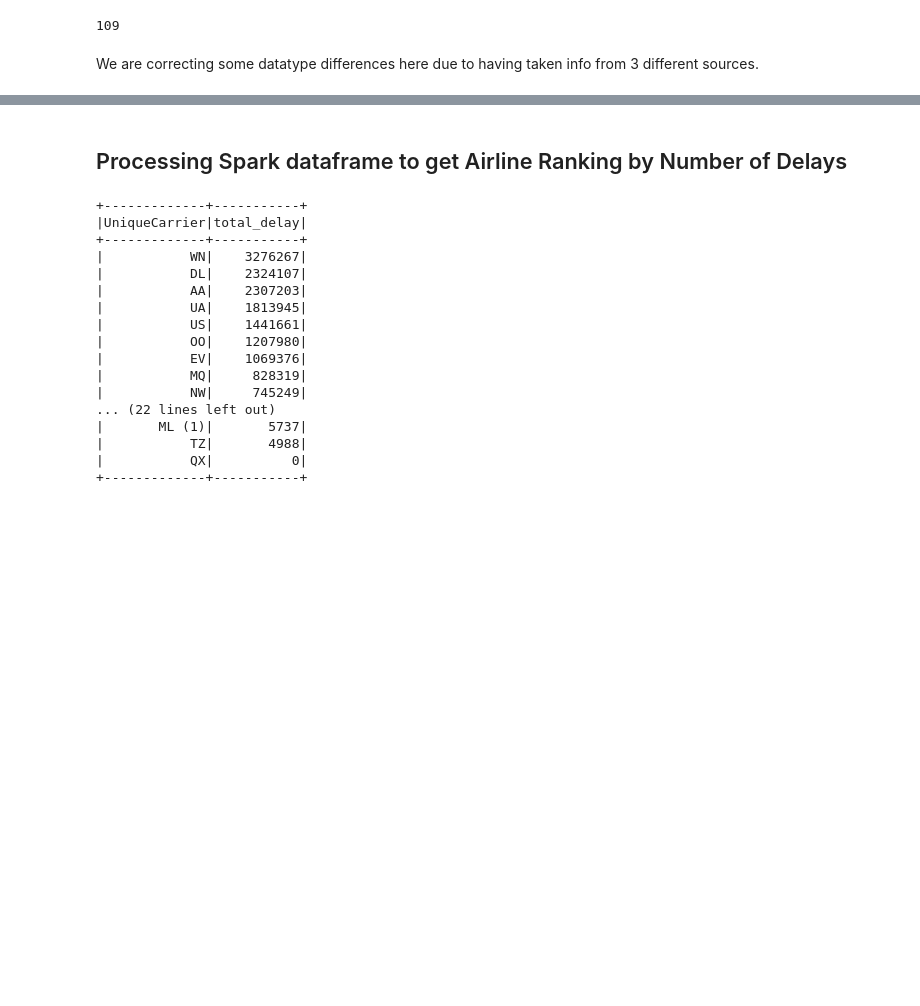
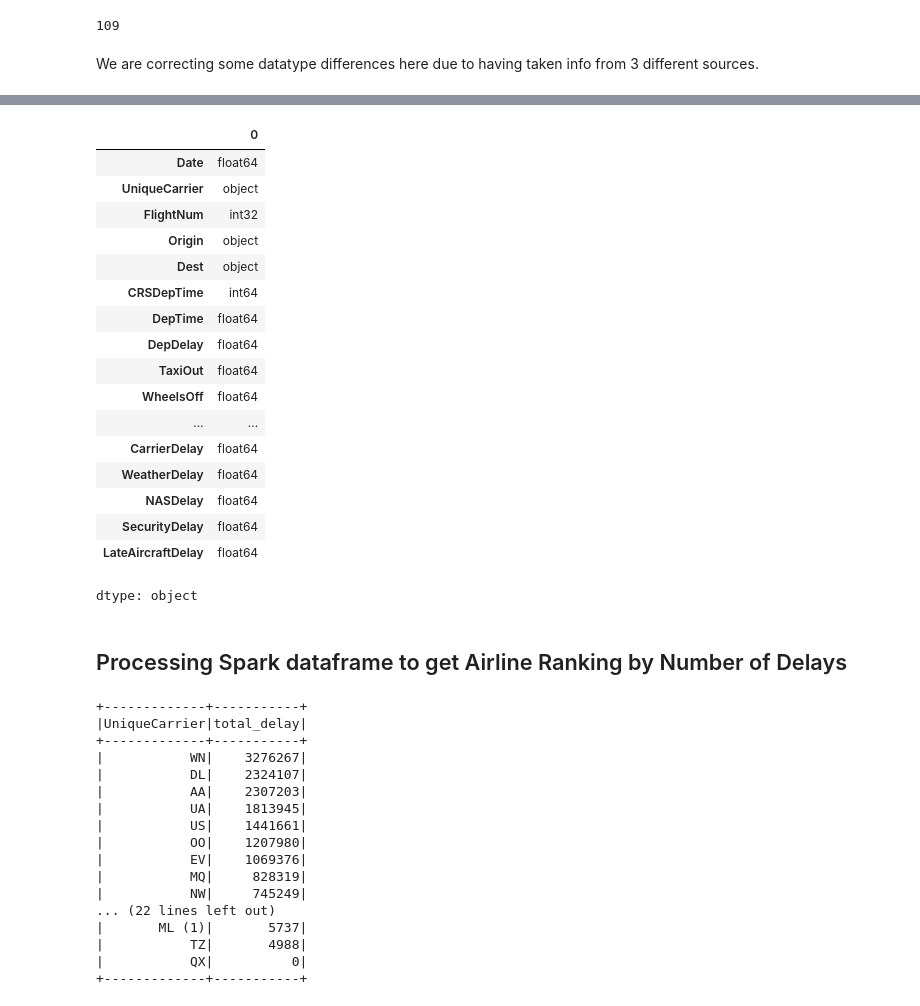
Before and after one commit to xuanli286/BDA-Data-Pipeline, a Jupyter notebook: spark/Process_kaggle_datasets.ipynb, the cells around one changed output, grey strips where cells are left out. Drawn from its saved outputs; the diff is of its cells as text; code cells hidden in the pictures; blank space fills up the shorter version.

```diff
--- a/spark/Process_kaggle_datasets.ipynb
+++ b/spark/Process_kaggle_datasets.ipynb
@@ -320,3 +354,27 @@ root
+# %%
+import pandas as pd
+
+pq = pd.read_parquet('airline_parquet/airline_file_101.parquet')
+pq.dtypes
+# %% [output]
+|  | 0 |
+| Date | float64 |
+| UniqueCarrier | object |
+| FlightNum | int32 |
+| Origin | object |
+| Dest | object |
+| CRSDepTime | int64 |
+| DepTime | float64 |
+| DepDelay | float64 |
+| TaxiOut | float64 |
+| WheelsOff | float64 |
+| ... | ... |
+| CarrierDelay | float64 |
+| WeatherDelay | float64 |
+| NASDelay | float64 |
+| SecurityDelay | float64 |
+| LateAircraftDelay | float64 |
+dtype: object
 # %% [markdown]
 ## Processing Spark dataframe to get Airline Ranking by Number of Delays
 # %%
```
Also changed, not shown: parts of 11 cells of this notebook.
